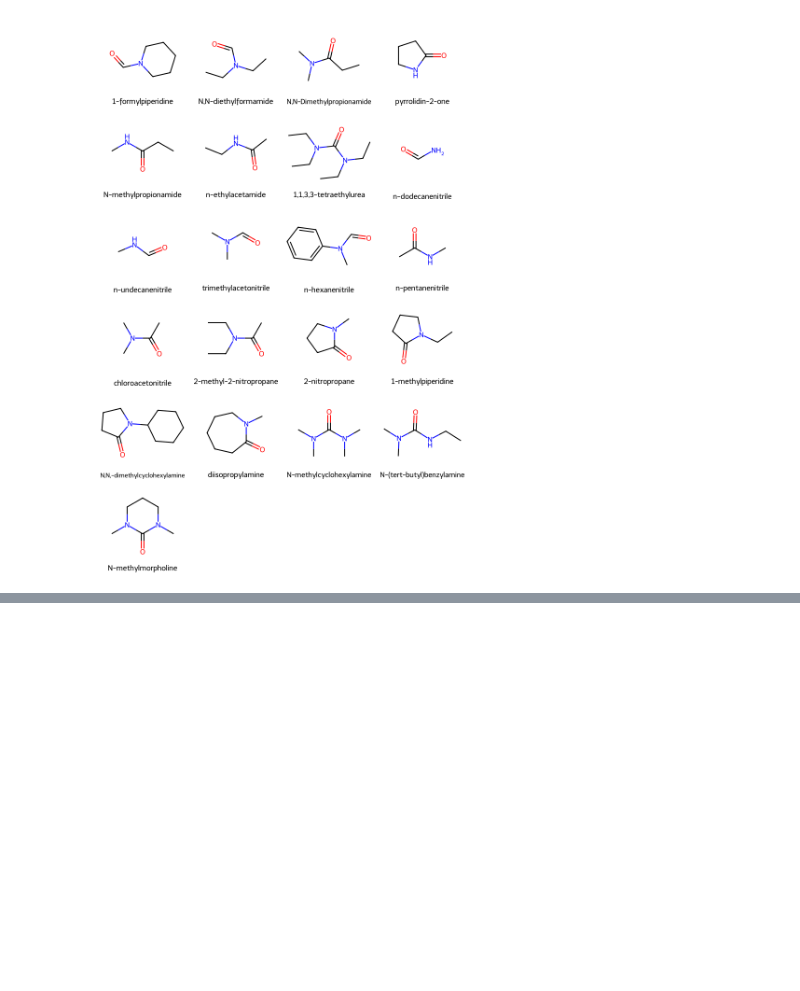
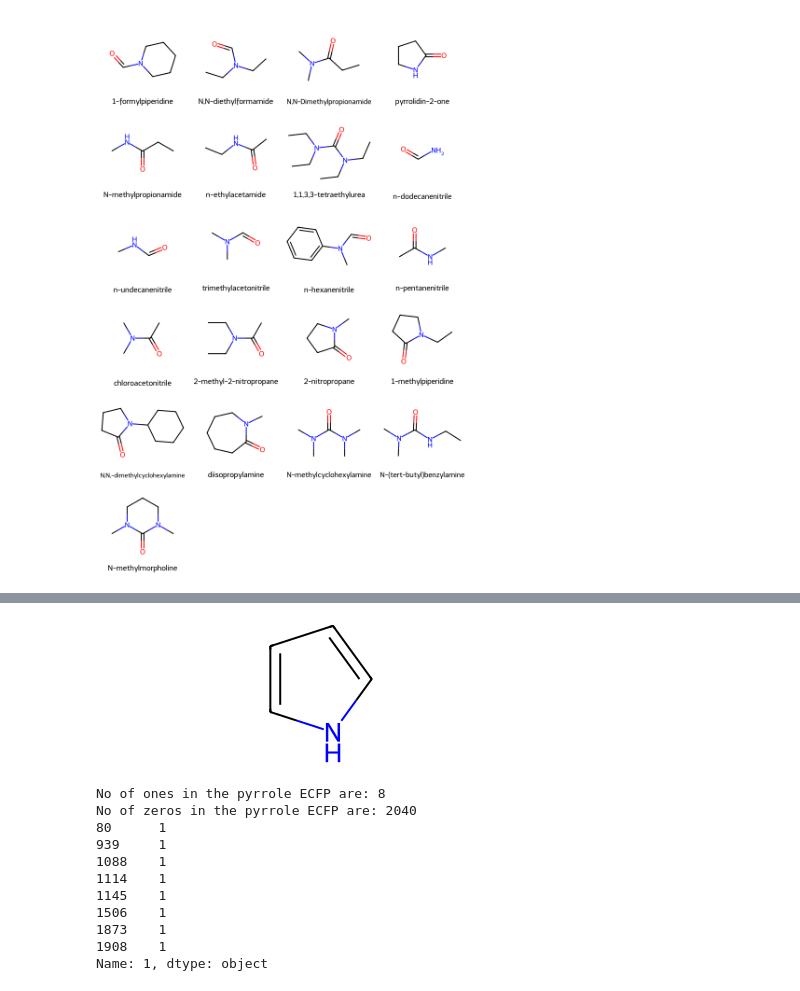
Before and after one commit to sandarnaing/tutorial, a Jupyter notebook: rdkit/rdkit_tutorial_5.ipynb, the cells around one changed output, grey strips where cells are left out. Cells and saved outputs as stored; diff of their text form; code cells hidden in the pictures; blank space fills up the shorter version.

```diff
--- a/rdkit/rdkit_tutorial_5.ipynb
+++ b/rdkit/rdkit_tutorial_5.ipynb
@@ -437,0 +618,24 @@ img
+# %%
+#print second molecule in the dataset
+display(ECFP.iloc[1,1])
+pyrrole = ECFP.iloc[1,2:]
+
+#get the no of 1s and 0s in the second molecule
+print(f'No of ones in the pyrrole ECFP are: {pyrrole[pyrrole==1].count()}')
+print(f'No of zeros in the pyrrole ECFP are: {pyrrole[pyrrole==0].count()}')
+
+#print column names where bits are 1s
+print(pyrrole[pyrrole==1])
+# %% [output]
+[figure, added]
+No of ones in the pyrrole ECFP are: 8
+No of zeros in the pyrrole ECFP are: 2040
+80      1
+939     1
+1088    1
+1114    1
+1145    1
+1506    1
+1873    1
+1908    1
+Name: 1, dtype: object
```
Also changed, not shown: parts of 13 cells of this notebook.
